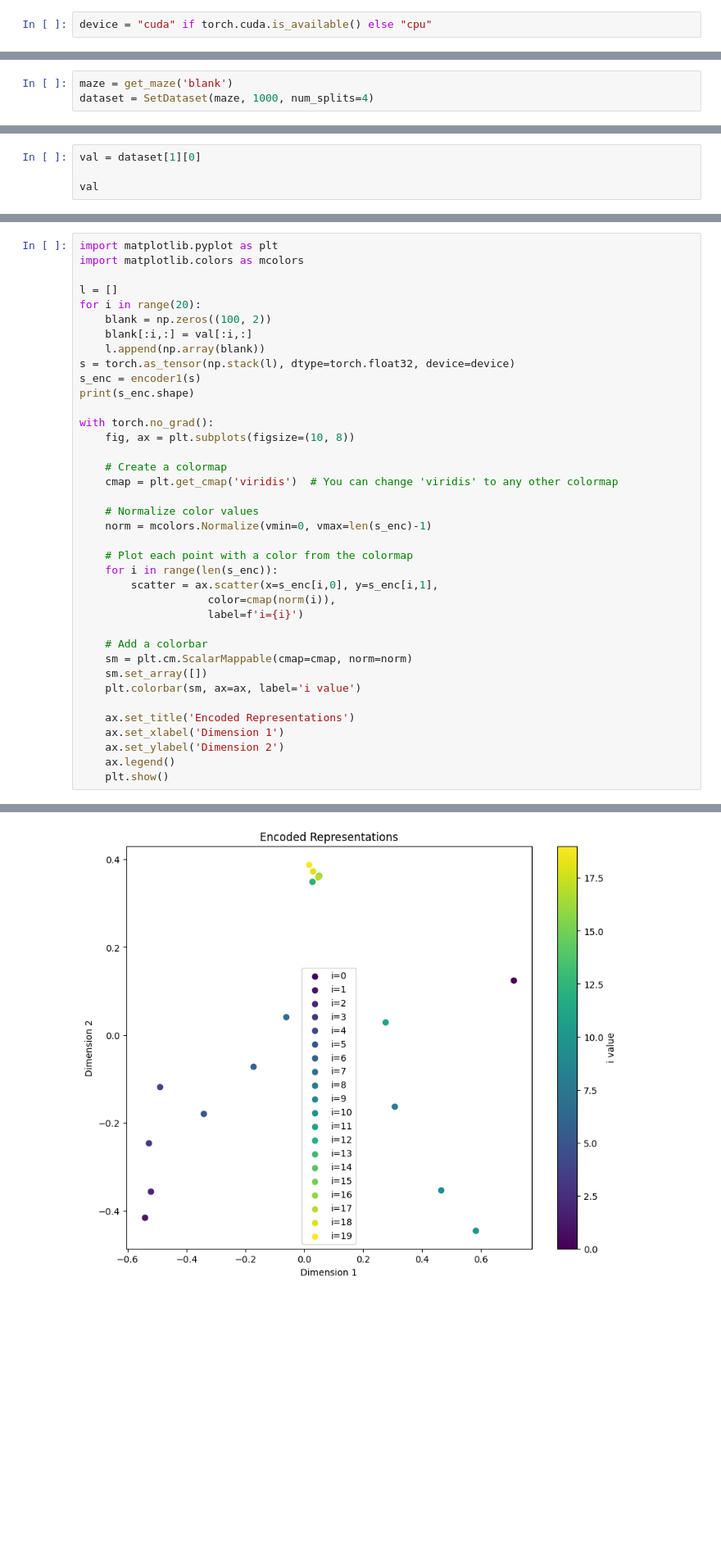
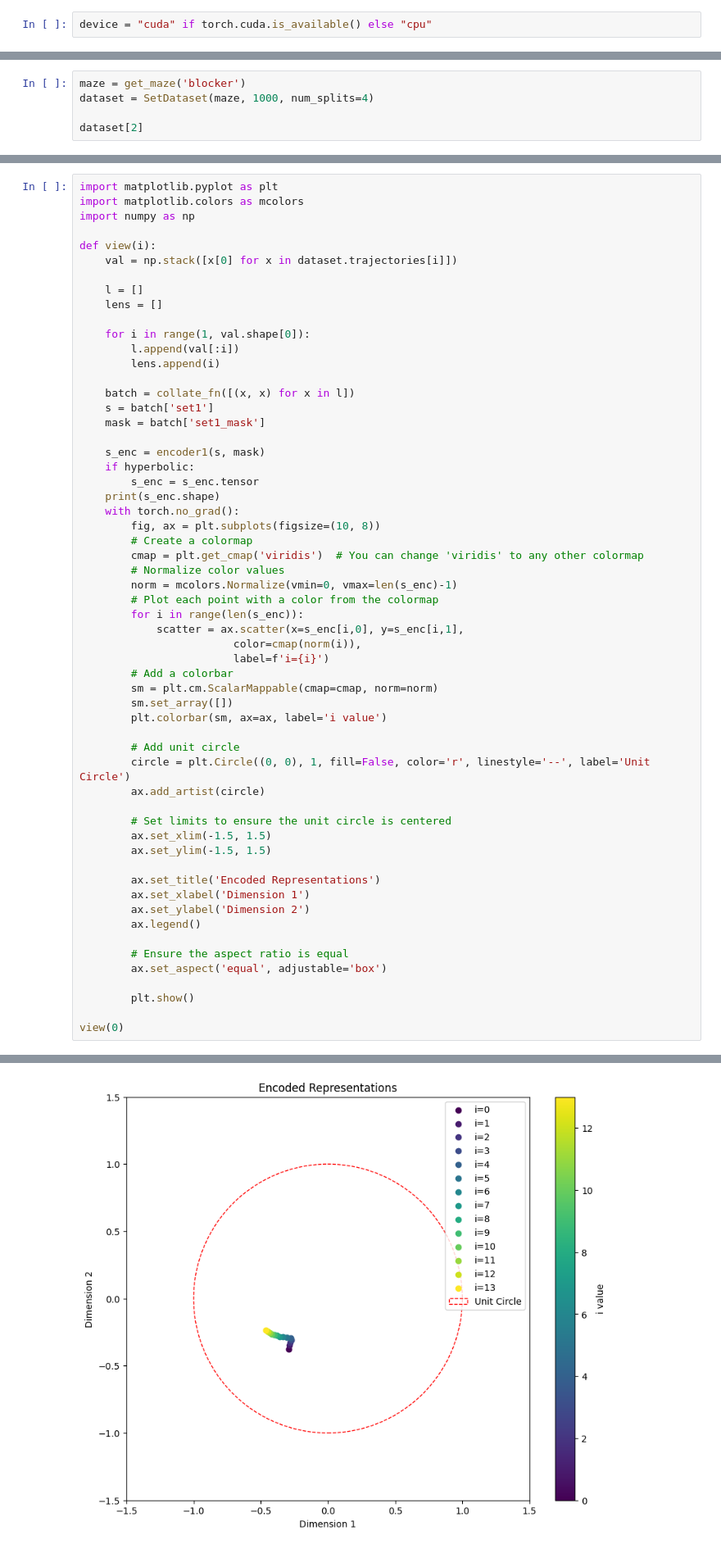
Before and after one commit to YongweiChe/hyperbolic-gcrl, a Jupyter notebook: SetViz.ipynb, the cells around one changed output, grey strips where cells are left out. Shown at 82% size. Drawn from its saved outputs; the diff is of its cells as text; blank space fills up the shorter version.

```diff
--- a/SetViz.ipynb
+++ b/SetViz.ipynb
@@ -43,4 +58,6 @@ encoder2.load_state_dict(torch.load(e2_path, map_location=torch.device(device)))
 # %%
-maze = get_maze('blank')
+maze = get_maze('blocker')
 dataset = SetDataset(maze, 1000, num_splits=4)
+
+dataset[2]
 # %% [output]
@@ -49,4 +74,0 @@ gamma: 0.1
-# %%
-val = dataset[1][0]
-
-val
@@ -71,39 +75,59 @@ array([[7.5       , 7.5       ],
 # %%
 import matplotlib.pyplot as plt
 import matplotlib.colors as mcolors
+import numpy as np
 
-l = []
-for i in range(20):
-    blank = np.zeros((100, 2))
-    blank[:i,:] = val[:i,:]
-    l.append(np.array(blank))
-s = torch.as_tensor(np.stack(l), dtype=torch.float32, device=device)
-s_enc = encoder1(s)
-print(s_enc.shape)
+def view(i):
+    val = np.stack([x[0] for x in dataset.trajectories[i]])
 
-with torch.no_grad():
-    fig, ax = plt.subplots(figsize=(10, 8))
+    l = []
+    lens = []
 
-    # Create a colormap
-    cmap = plt.get_cmap('viridis')  # You can change 'viridis' to any other colormap
+    for i in range(1, val.shape[0]):
+        l.append(val[:i])
+        lens.append(i)
 
-    # Normalize color values
-    norm = mcolors.Normalize(vmin=0, vmax=len(s_enc)-1)
+    batch = collate_fn([(x, x) for x in l])
+    s = batch['set1']
+    mask = batch['set1_mask']
 
-    # Plot each point with a color from the colormap
-    for i in range(len(s_enc)):
-        scatter = ax.scatter(x=s_enc[i,0], y=s_enc[i,1],
-                    color=cmap(norm(i)),
-                    label=f'i={i}')
+    s_enc = encoder1(s, mask)
+    if hyperbolic:
+        s_enc = s_enc.tensor
+    print(s_enc.shape)
+    with torch.no_grad():
+        fig, ax = plt.subplots(figsize=(10, 8))
+        # Create a colormap
+        cmap = plt.get_cmap('viridis')  # You can change 'viridis' to any other colormap
+        # Normalize color values
+        norm = mcolors.Normalize(vmin=0, vmax=len(s_enc)-1)
+        # Plot each point with a color from the colormap
+        for i in range(len(s_enc)):
+            scatter = ax.scatter(x=s_enc[i,0], y=s_enc[i,1],
+                        color=cmap(norm(i)),
+                        label=f'i={i}')
+        # Add a colorbar
+        sm = plt.cm.ScalarMappable(cmap=cmap, norm=norm)
+        sm.set_array([])
+        plt.colorbar(sm, ax=ax, label='i value')
 
-    # Add a colorbar
-    sm = plt.cm.ScalarMappable(cmap=cmap, norm=norm)
-    sm.set_array([])
-    plt.colorbar(sm, ax=ax, label='i value')
+        # Add unit circle
+        circle = plt.Circle((0, 0), 1, fill=False, color='r', linestyle='--', label='Unit Circle')
+        ax.add_artist(circle)
 
-    ax.set_title('Encoded Representations')
-    ax.set_xlabel('Dimension 1')
-    ax.set_ylabel('Dimension 2')
-    ax.legend()
-    plt.show()
+        # Set limits to ensure the unit circle is centered
+        ax.set_xlim(-1.5, 1.5)
+        ax.set_ylim(-1.5, 1.5)
+
+        ax.set_title('Encoded Representations')
+        ax.set_xlabel('Dimension 1')
+        ax.set_ylabel('Dimension 2')
+        ax.legend()
+
+        # Ensure the aspect ratio is equal
+        ax.set_aspect('equal', adjustable='box')
+
+        plt.show()
+
+view(0)
 # %% [output]
@@ -111 +135 @@ torch.Size([20, 2])
-[figure, old version]
+[figure, new version]
```
Also changed, not shown: parts of 11 cells of this notebook, 15 other files.
